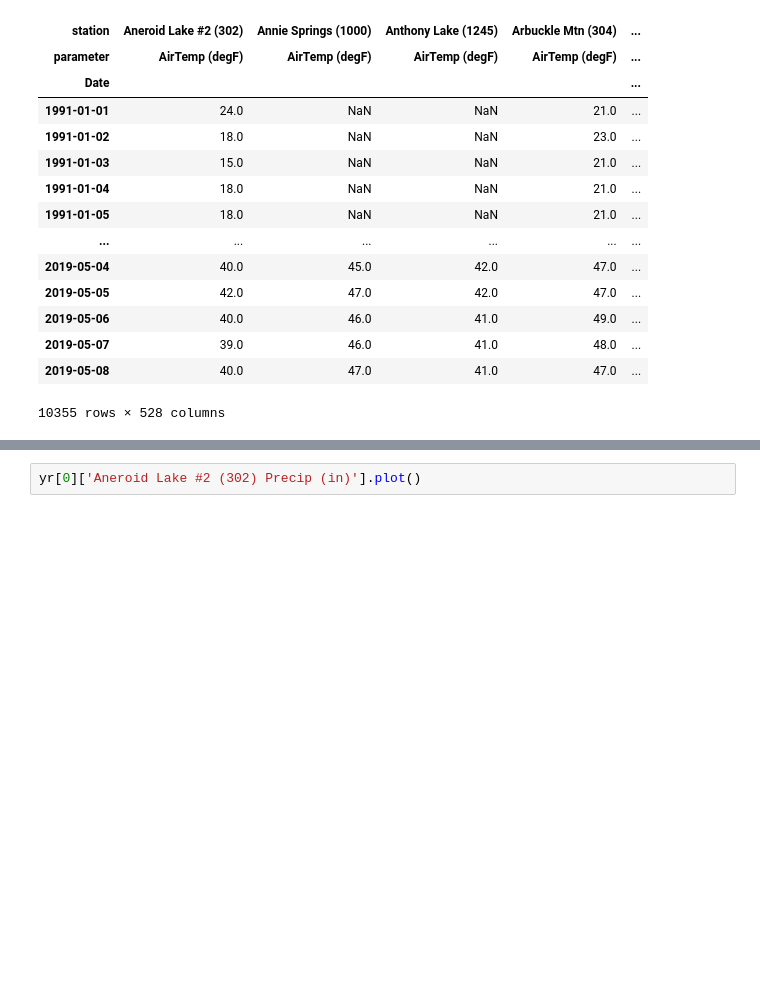
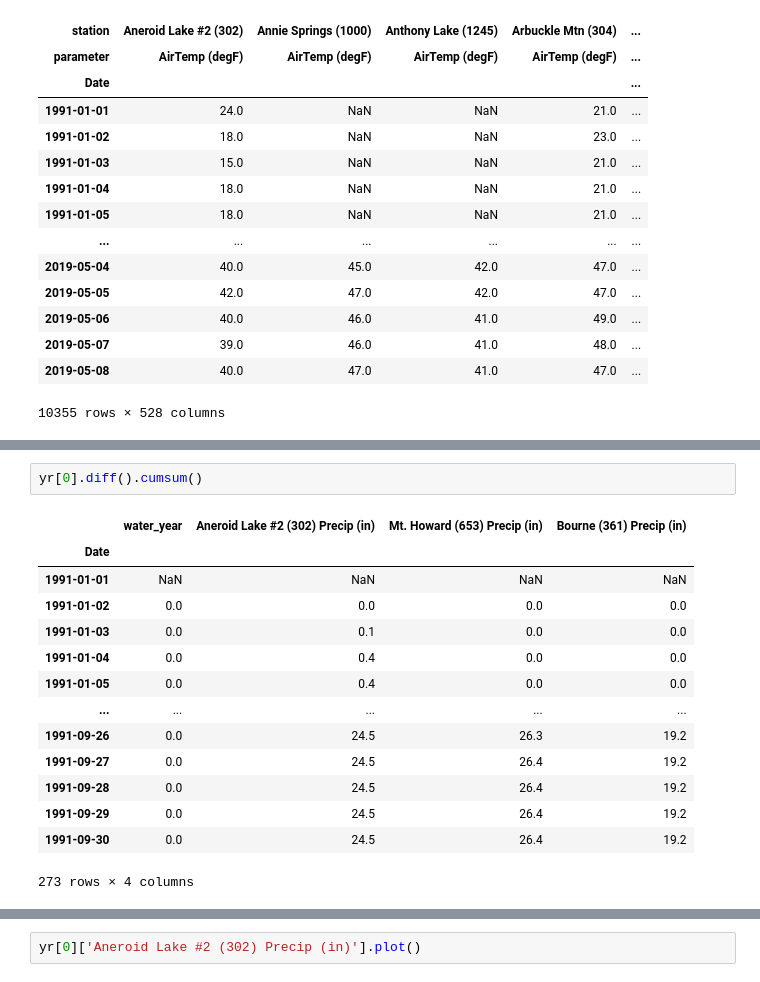
Before and after one commit to geoskimoto/SNOTEL_AnomalyDetection, a Jupyter notebook: SiteCharacterization02_05_2021.ipynb, the cells around one changed output, grey strips where cells are left out. Saved outputs shown, nothing was run; the diff lists cells and outputs as text; blank space fills up the shorter version.

```diff
--- a/SiteCharacterization02_05_2021.ipynb
+++ b/SiteCharacterization02_05_2021.ipynb
@@ -387,0 +469,17 @@ def double_mass5(site_of_interest, parameter, month, num_of_stat, time_freq):  #
+# %%
+yr[0].diff().cumsum()
+# %% [output]
+|  | water_year | Aneroid Lake #2 (302) Precip (in) | Mt. Howard (653) Precip (in) | Bourne (361) Precip (in) |
+| Date |  |  |  |  |
+| 1991-01-01 | NaN | NaN | NaN | NaN |
+| 1991-01-02 | 0.0 | 0.0 | 0.0 | 0.0 |
+| 1991-01-03 | 0.0 | 0.1 | 0.0 | 0.0 |
+| 1991-01-04 | 0.0 | 0.4 | 0.0 | 0.0 |
+| 1991-01-05 | 0.0 | 0.4 | 0.0 | 0.0 |
+| ... | ... | ... | ... | ... |
+| 1991-09-26 | 0.0 | 24.5 | 26.3 | 19.2 |
+| 1991-09-27 | 0.0 | 24.5 | 26.4 | 19.2 |
+| 1991-09-28 | 0.0 | 24.5 | 26.4 | 19.2 |
+| 1991-09-29 | 0.0 | 24.5 | 26.4 | 19.2 |
+| 1991-09-30 | 0.0 | 24.5 | 26.4 | 19.2 |
+273 rows × 4 columns
```
Also changed, not shown: parts of 14 cells of this notebook.
